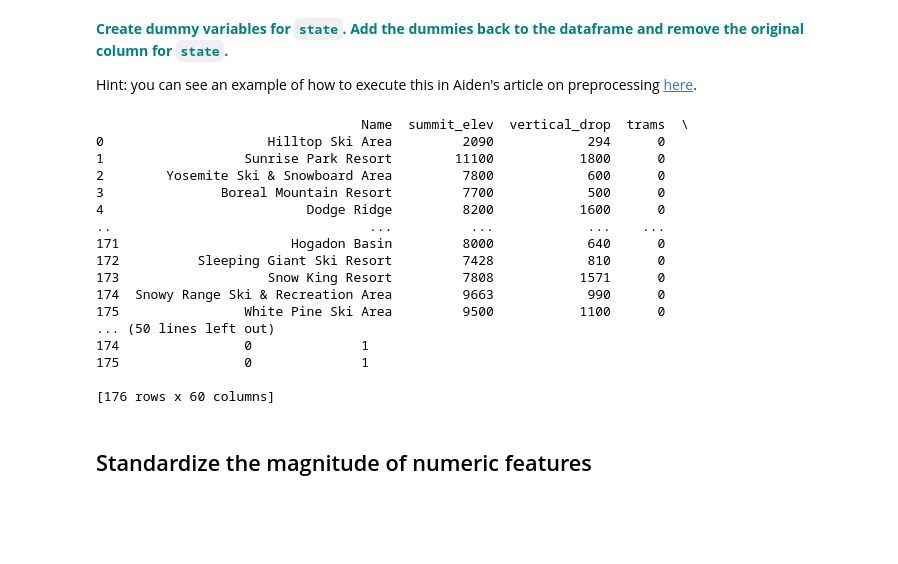
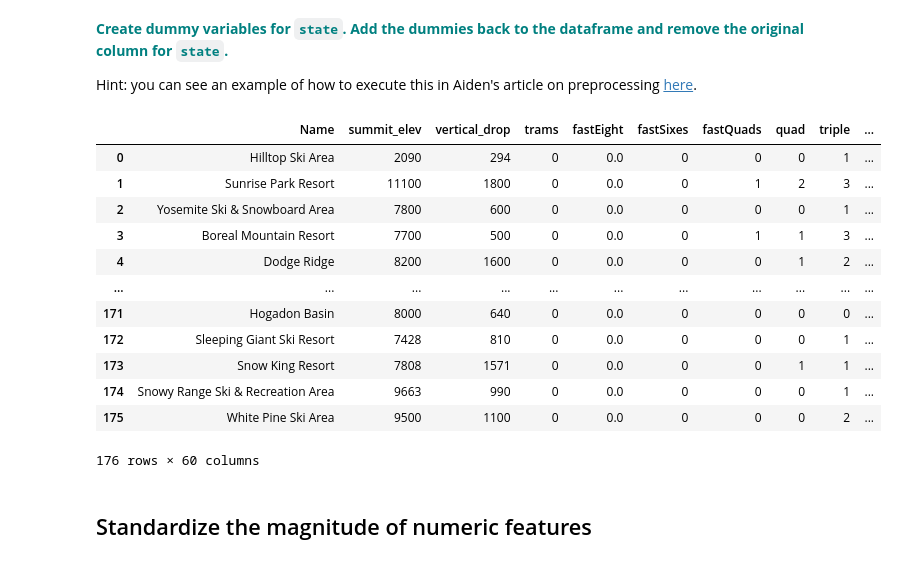
Before and after one commit to boardmjm/GuidedCapstone, a Jupyter notebook: Guided Capstone/Notebook_stepfourandfive.ipynb, the cells around one changed output. Drawn from its saved outputs; the diff is of its cells as text; code cells hidden in the pictures; blank space fills up the shorter version.

```diff
--- a/Guided Capstone/Notebook_stepfourandfive.ipynb
+++ b/Guided Capstone/Notebook_stepfourandfive.ipynb
@@ -80,25 +80,21 @@ Hint: you can see an example of how to execute this in Aiden's article on prepro
 # %%
 dfo = pd.DataFrame(df['state']) # select object type columns
 df = pd.concat([df.drop(dfo, axis=1), pd.get_dummies(dfo)], axis=1)
-print(df)
+df
 # %% [output]
+|  | Name | summit_elev | vertical_drop | trams | fastEight | fastSixes | fastQuads | quad | triple | ... |
+| 0 | Hilltop Ski Area | 2090 | 294 | 0 | 0.0 | 0 | 0 | 0 | 1 | ... |
+| 1 | Sunrise Park Resort | 11100 | 1800 | 0 | 0.0 | 0 | 1 | 2 | 3 | ... |
+| 2 | Yosemite Ski & Snowboard Area | 7800 | 600 | 0 | 0.0 | 0 | 0 | 0 | 1 | ... |
+| 3 | Boreal Mountain Resort | 7700 | 500 | 0 | 0.0 | 0 | 1 | 1 | 3 | ... |
+| 4 | Dodge Ridge | 8200 | 1600 | 0 | 0.0 | 0 | 0 | 1 | 2 | ... |
+| ... | ... | ... | ... | ... | ... | ... | ... | ... | ... | ... |
+| 171 | Hogadon Basin | 8000 | 640 | 0 | 0.0 | 0 | 0 | 0 | 0 | ... |
+| 172 | Sleeping Giant Ski Resort | 7428 | 810 | 0 | 0.0 | 0 | 0 | 0 | 1 | ... |
+| 173 | Snow King Resort | 7808 | 1571 | 0 | 0.0 | 0 | 0 | 1 | 1 | ... |
+| 174 | Snowy Range Ski & Recreation Area | 9663 | 990 | 0 | 0.0 | 0 | 0 | 0 | 1 | ... |
+| 175 | White Pine Ski Area | 9500 | 1100 | 0 | 0.0 | 0 | 0 | 0 | 2 | ... |
-                                  Name  summit_elev  vertical_drop  trams  \
-0                     Hilltop Ski Area         2090            294      0
-1                  Sunrise Park Resort        11100           1800      0
-2        Yosemite Ski & Snowboard Area         7800            600      0
-3               Boreal Mountain Resort         7700            500      0
-4                          Dodge Ridge         8200           1600      0
-..                                 ...          ...            ...    ...
-171                      Hogadon Basin         8000            640      0
-172          Sleeping Giant Ski Resort         7428            810      0
-173                   Snow King Resort         7808           1571      0
-174  Snowy Range Ski & Recreation Area         9663            990      0
-175                White Pine Ski Area         9500           1100      0
-... (50 lines left out)
-174                0              1
-175                0              1
-
-[176 rows x 60 columns]
+176 rows × 60 columns
 # %% [markdown]
 ## Standardize the magnitude of numeric features
 # %% [markdown]
```
Also changed, not shown: parts of 12 cells of this notebook.
